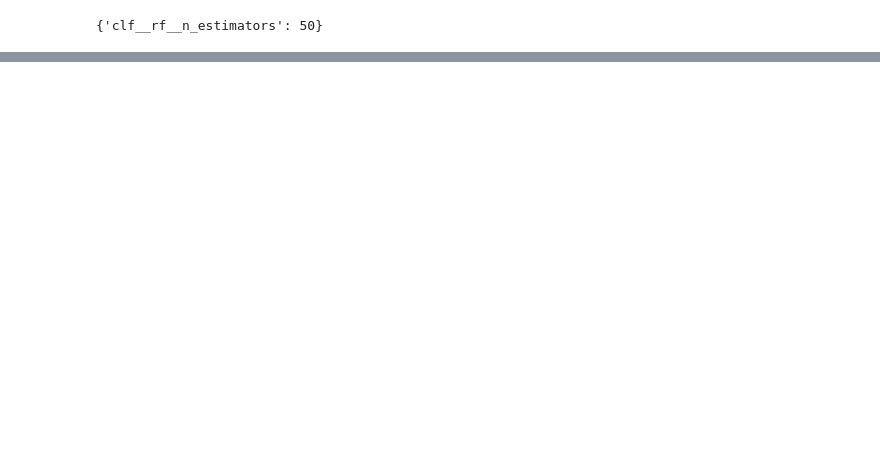
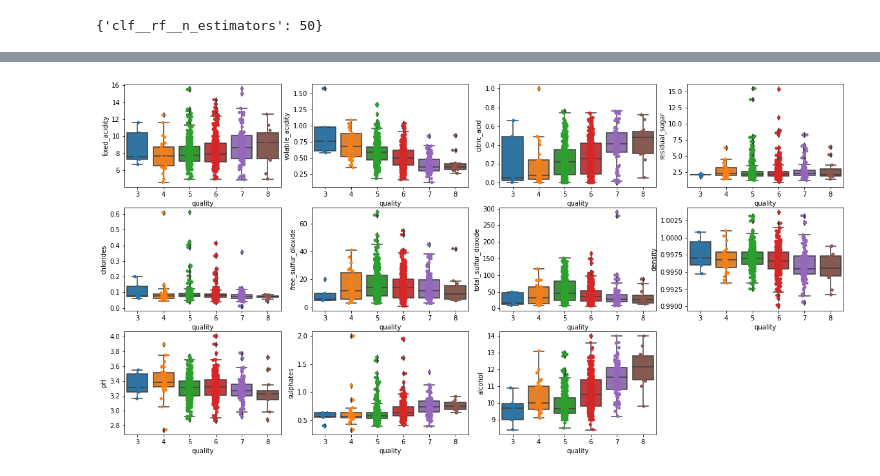
Before and after one commit to ngcheeyuan/Classification_projects, a Jupyter notebook: Wine_classifier.ipynb, the cells around one changed output, grey strips where cells are left out. Saved outputs shown, nothing was run; the diff lists cells and outputs as text; code cells hidden in the pictures; blank space fills up the shorter version.

```diff
--- a/Wine_classifier.ipynb
+++ b/Wine_classifier.ipynb
@@ -156,0 +161,8 @@ gs.best_params_
+# %%
+df_train = pd.concat([X_train,y_train], axis = 1)
+df_val = pd.concat([X_val,y_val], axis = 1)
+df_eda = df_val.merge(df_train , how = 'outer')
+# %%
+df_eda.reset_index(drop=True, inplace = True)
+# %%
+df_eda.columns = list(map(lambda x : x.replace(' ' , '_') , df.columns.to_list()))
@@ -156,0 +193,8 @@ gs.best_params_
+# %%
+plt.figure(figsize = (20,10))
+for index,columns in enumerate(df_eda.drop(columns = ['quality'] , axis = 'columns').columns,1):
+  plt.subplot(3,4,index)
+  sns.boxplot(x = df_eda.quality , y = df_eda[f'{columns}'])
+  sns.stripplot(x = df_eda.quality , y = df_eda[f'{columns}'])
+# %% [output]
+[figure, added]
```
Also changed, not shown: parts of 19 cells of this notebook.
